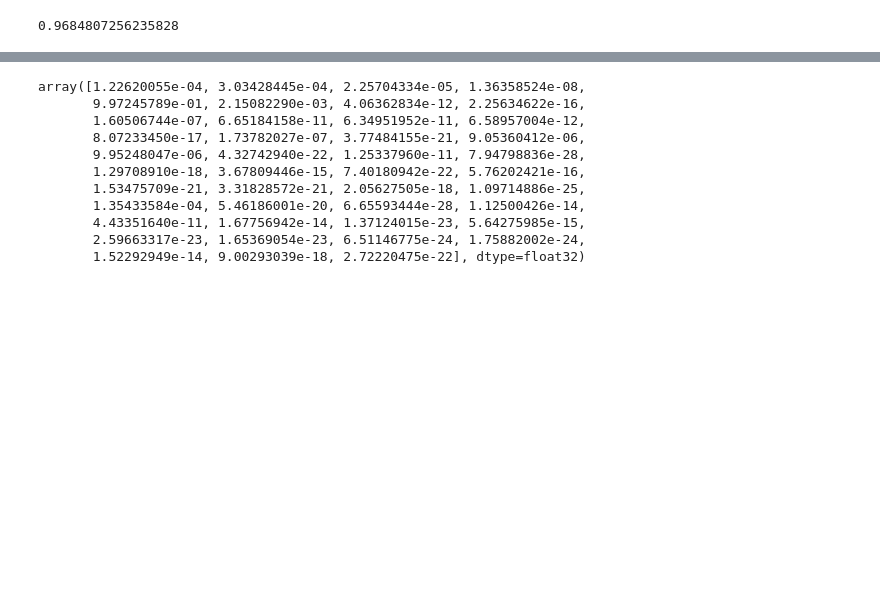
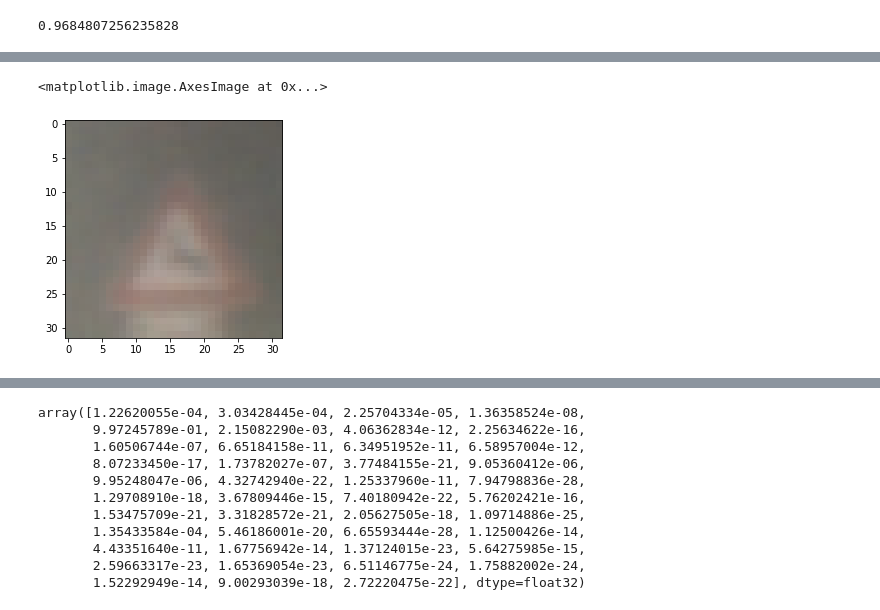
Before and after one commit to mjoze/dw_matrix, a Jupyter notebook: car_signs/Day4.ipynb, the cells around one changed output, grey strips where cells are left out. Saved outputs shown, nothing was run; the diff lists cells and outputs as text; code cells hidden in the pictures; blank space fills up the shorter version.

```diff
--- a/car_signs/Day4.ipynb
+++ b/car_signs/Day4.ipynb
@@ -184,0 +304,5 @@ Epoch 5/5
+# %%
+plt.imshow( X_train[400] )
+# %% [output]
+<matplotlib.image.AxesImage at 0x...>
+[figure, added]
```
Also changed, not shown: parts of 9 cells of this notebook.
